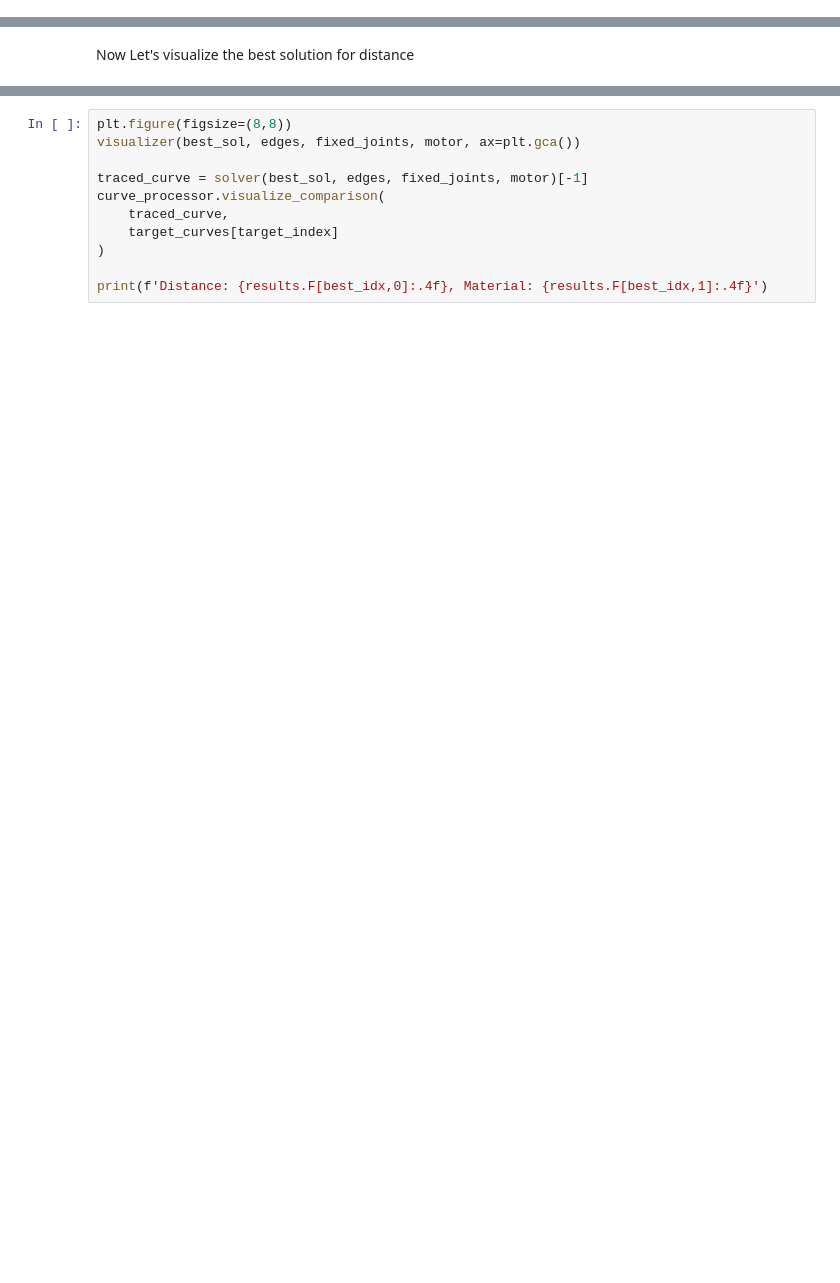
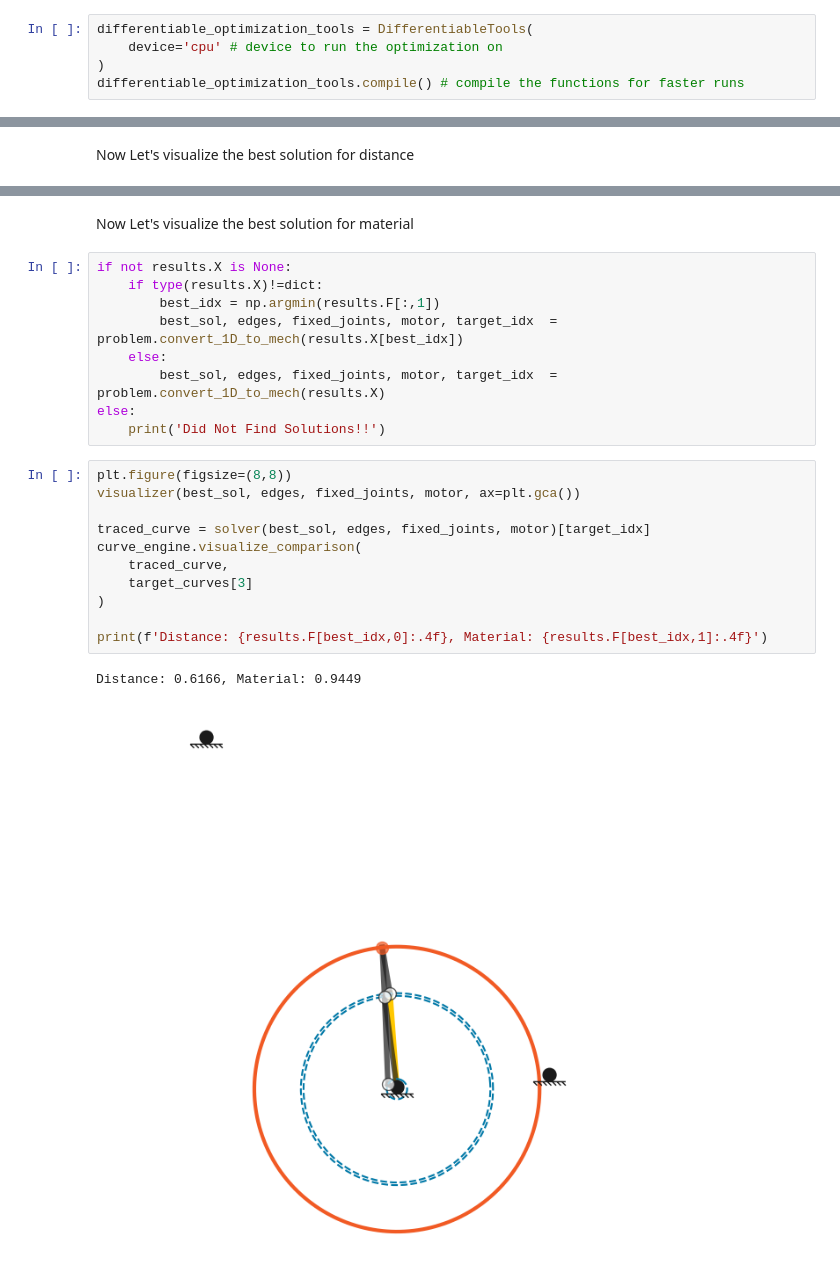
Before and after one commit to PatrykPrezyna/2155-Optimization-Challenge-Problem, a Jupyter notebook: rebecca.ipynb, the cells around one changed output, grey strips where cells are left out. Saved outputs shown, nothing was run; the diff lists cells and outputs as text; blank space fills up the shorter version.

```diff
--- a/rebecca.ipynb
+++ b/rebecca.ipynb
@@ -368,0 +322,5 @@ else:
+# %%
+differentiable_optimization_tools = DifferentiableTools(
+    device='cpu' # device to run the optimization on
+)
+differentiable_optimization_tools.compile() # compile the functions for faster runs
@@ -382,11 +667,25 @@ results.X[1]
+# %% [markdown]
+Now Let's visualize the best solution for material
+# %%
+if not results.X is None:
+    if type(results.X)!=dict:
+        best_idx = np.argmin(results.F[:,1])
+        best_sol, edges, fixed_joints, motor, target_idx  = problem.convert_1D_to_mech(results.X[best_idx])
+    else:
+        best_sol, edges, fixed_joints, motor, target_idx  = problem.convert_1D_to_mech(results.X)
+else:
+    print('Did Not Find Solutions!!')
 # %%
 plt.figure(figsize=(8,8))
 visualizer(best_sol, edges, fixed_joints, motor, ax=plt.gca())
 
-traced_curve = solver(best_sol, edges, fixed_joints, motor)[-1]
-curve_processor.visualize_comparison(
+traced_curve = solver(best_sol, edges, fixed_joints, motor)[target_idx]
+curve_engine.visualize_comparison(
     traced_curve,
-    target_curves[target_index]
+    target_curves[3]
 )
 
 print(f'Distance: {results.F[best_idx,0]:.4f}, Material: {results.F[best_idx,1]:.4f}')
+# %% [output]
+Distance: 0.6166, Material: 0.9449
+[figure, added]
```
Also changed, not shown: parts of 124 cells of this notebook.
